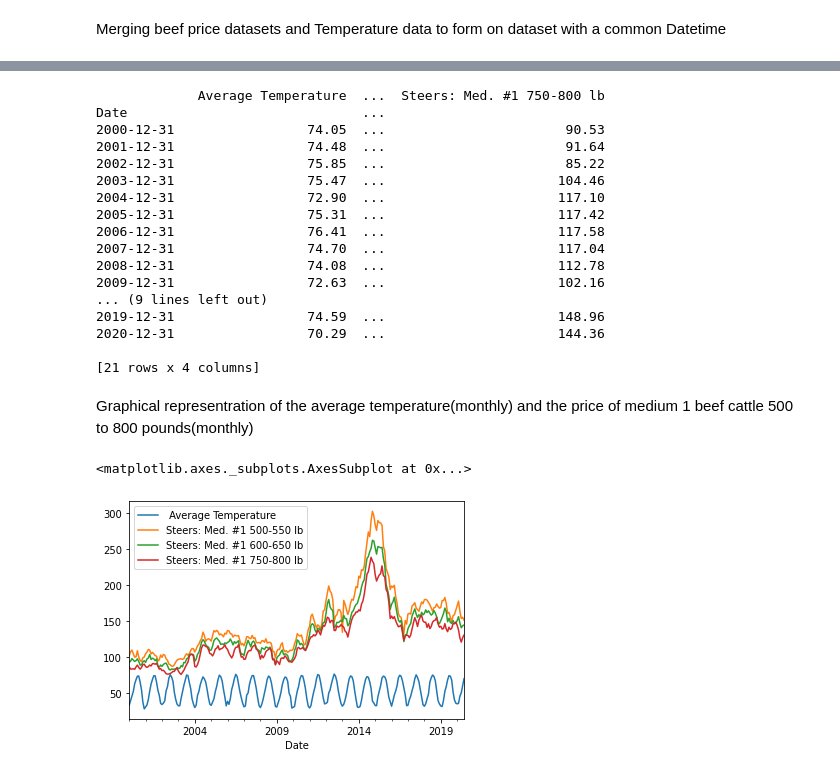
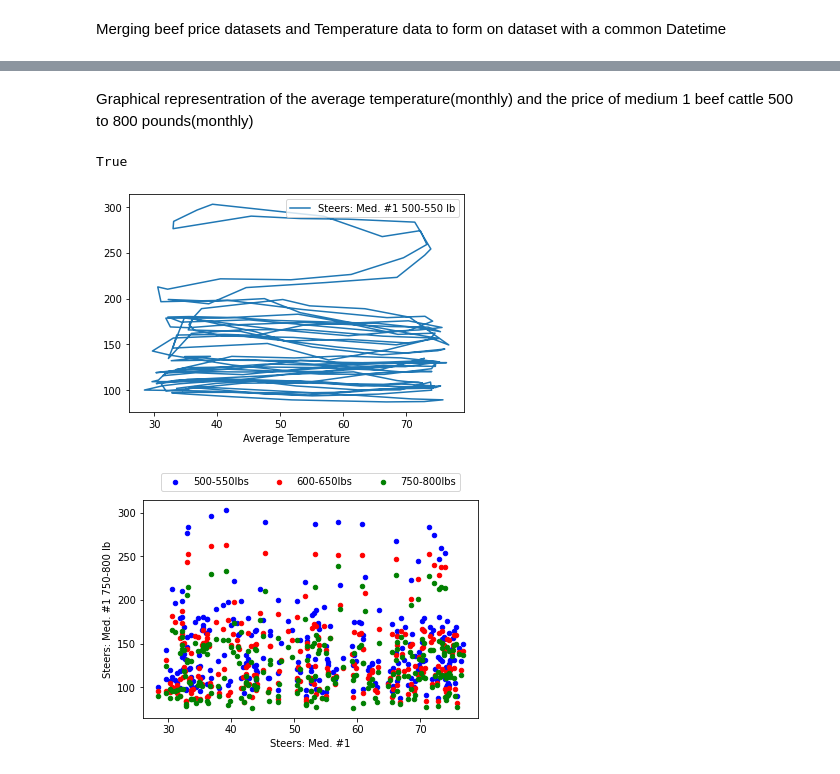
Before and after one commit to m677s345/EECS731_MS_Project1, a Jupyter notebook: EECS731_project1_pandas.ipynb, the cells around one changed output, grey strips where cells are left out. Saved outputs shown, nothing was run; the diff lists cells and outputs as text; code cells hidden in the pictures.

```diff
--- a/EECS731_project1_pandas.ipynb
+++ b/EECS731_project1_pandas.ipynb
@@ -29,9 +29,9 @@ Importing packages
 import numpy as np
 import pandas as pd
 import matplotlib.pyplot as plt
-Tdf= pd.read_csv('/content/EECS731_project1/data/processed/110-tavg-all-7-2000-2020_cleaned.csv', header=[0], index_col=0)
+Tdf= pd.read_csv('/content/EECS731_project1_pandas/data/processed/110-tavg-all-7-2000-2020_cleaned.csv', header=[0], index_col=0)
 Tdf.index=pd.to_datetime(Tdf.index)
-LPdf= pd.read_csv('/content/EECS731_project1/data/processed/LivestockPrices_cleaned_Beef.csv',header=[0],index_col=0)
+LPdf= pd.read_csv('/content/EECS731_project1_pandas/data/processed/LivestockPrices_cleaned_Beef.csv',header=[0],index_col=0)
 LPdf.index=pd.to_datetime(LPdf.index)
 #Meatdf= pd.read_excel('/content/EECS731_project1_pandas/data/external/MeatStatsFull.xlsx',sheet_name='SlaughterWeights-Full', header=[0,1,2])
 print(Tdf)
@@ -87,29 +182,18 @@ df=pd.merge(Tdf,MedStdf, how = 'inner', right_index = True, left_index = True)
-# %%
-yearly_max=df.resample('Y').max()
-print(yearly_max)
-# %% [output]
-             Average Temperature  ...  Steers: Med. #1 750-800 lb
-Date                              ...
-2000-12-31                 74.05  ...                       90.53
-2001-12-31                 74.48  ...                       91.64
-2002-12-31                 75.85  ...                       85.22
-2003-12-31                 75.47  ...                      104.46
-2004-12-31                 72.90  ...                      117.10
-2005-12-31                 75.31  ...                      117.42
-2006-12-31                 76.41  ...                      117.58
-2007-12-31                 74.70  ...                      117.04
-2008-12-31                 74.08  ...                      112.78
-2009-12-31                 72.63  ...                      102.16
-... (9 lines left out)
-2019-12-31                 74.59  ...                      148.96
-2020-12-31                 70.29  ...                      144.36
-
-[21 rows x 4 columns]
 # %% [markdown]
 Graphical representration of the average temperature(monthly) and the price of medium 1 beef cattle 500 to 800 pounds(monthly)
-# %%
-plt.close('all')
-yearly_max.plot()
-# %% [output]
-<matplotlib.axes._subplots.AxesSubplot at 0x...>
-[figure, removed]
+# %%
+plt.close('all')
+#yearly_max.plot()
+
+df.plot(x='Average Temperature', y='Steers: Med. #1 500-550 lb')
+ax1=df.plot.scatter(x='Average Temperature',y='Steers: Med. #1 500-550 lb',c='b',label='500-550lbs');
+ax2=df.plot.scatter(x='Average Temperature',y='Steers: Med. #1 600-650 lb',c='r',ax=ax1, label='600-650lbs');
+ax3=df.plot.scatter(x='Average Temperature',y='Steers: Med. #1 750-800 lb',c='g',ax=ax1, label='750-800lbs');
+ax1.set_xlabel('Steers: Med. #1')
+plt.legend(loc="upper center", bbox_to_anchor=(0.5, 1.15), ncol=3)
+
+print(ax1 == ax2 == ax3)
+# %% [output]
+True
+[figure, added]
+[figure, added]
```
Also changed, not shown: parts of 6 cells of this notebook.
